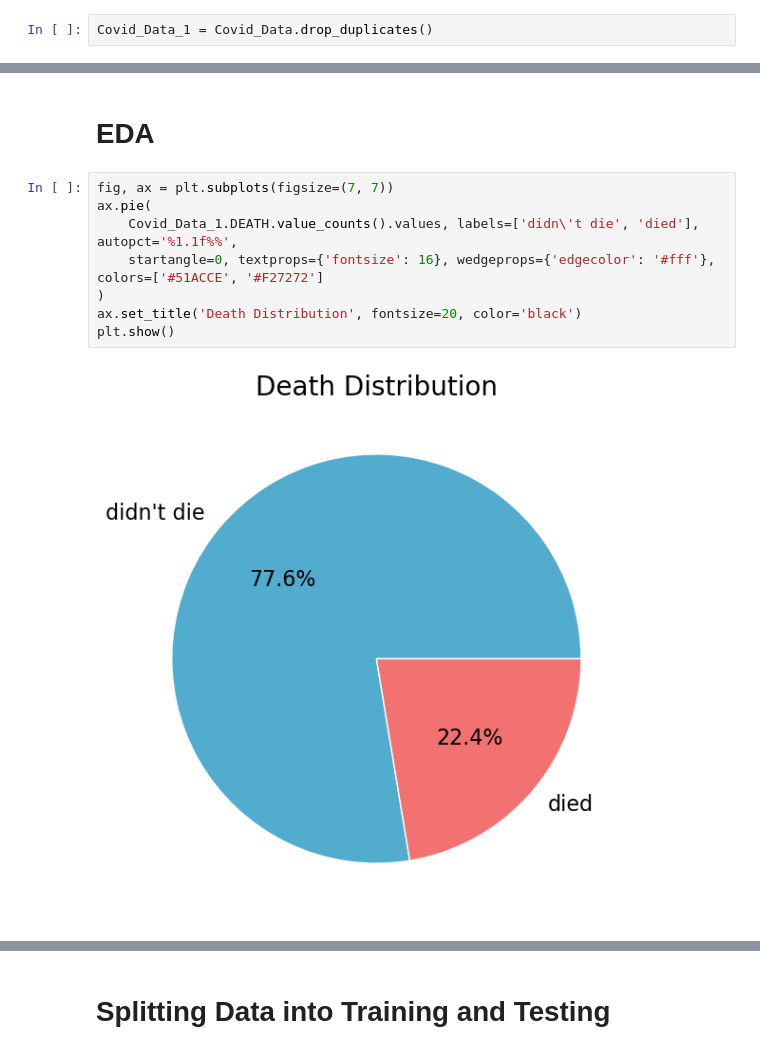
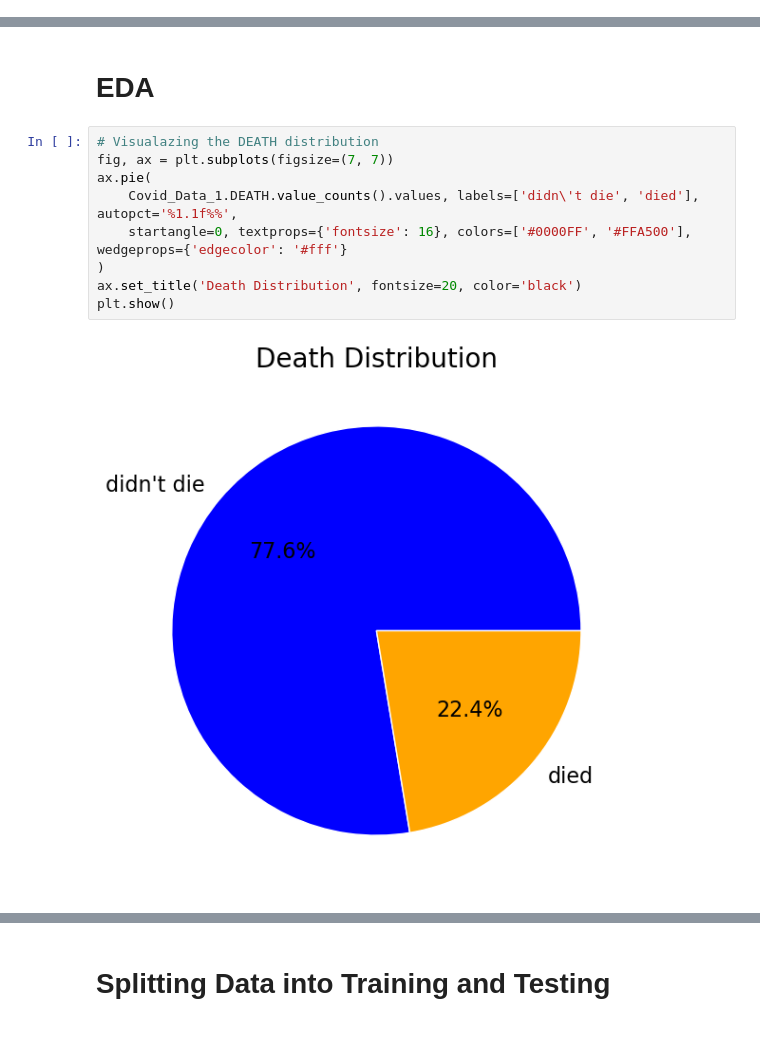
Before and after one commit to FedericoAriton99/CA-1-Machine-Learning, a Jupyter notebook: Federico_Ariton_MachineLearning_HDip_CA1.ipynb, the cells around one changed output, grey strips where cells are left out. Saved outputs shown, nothing was run; the diff lists cells and outputs as text.

```diff
--- a/Federico_Ariton_MachineLearning_HDip_CA1.ipynb
+++ b/Federico_Ariton_MachineLearning_HDip_CA1.ipynb
@@ -273,2 +286,0 @@ Covid_Data[duplicates]
-# %%
-Covid_Data_1 = Covid_Data.drop_duplicates()
@@ -291,13 +303,14 @@ Covid_Data_1
 # %% [markdown]
 # EDA
 # %%
+# Visualazing the DEATH distribution
 fig, ax = plt.subplots(figsize=(7, 7))
 ax.pie(
     Covid_Data_1.DEATH.value_counts().values, labels=['didn\'t die', 'died'], autopct='%1.1f%%',
-    startangle=0, textprops={'fontsize': 16}, wedgeprops={'edgecolor': '#fff'}, colors=['#51ACCE', '#F27272']
+    startangle=0, textprops={'fontsize': 16}, colors=['#0000FF', '#FFA500'], wedgeprops={'edgecolor': '#fff'}
 )
 ax.set_title('Death Distribution', fontsize=20, color='black')
 plt.show()
 # %% [output]
-[figure, old version]
+[figure, new version]
 # %%
```
Also changed, not shown: parts of 85 cells of this notebook.
